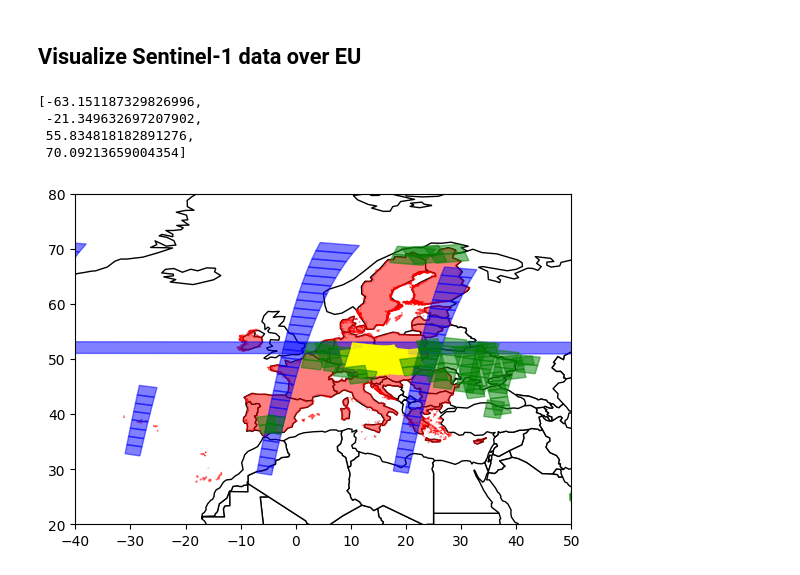
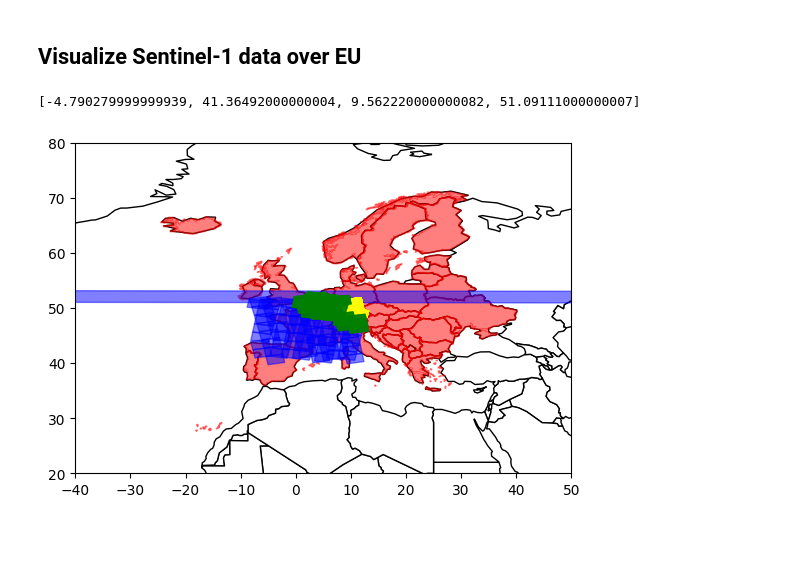
Before and after one commit to eodcgmbh/eodc-examples, a Jupyter notebook: demos/eo-mqs/2-Simple-Metadata-Analysis.ipynb, the cells around one changed output. Cells and saved outputs as stored; diff of their text form; code cells hidden in the pictures; blank space fills up the shorter version.

Commit message:
delete data, make use of features api

```diff
--- a/demos/eo-mqs/2-Simple-Metadata-Analysis.ipynb
+++ b/demos/eo-mqs/2-Simple-Metadata-Analysis.ipynb
@@ -112,12 +110,28 @@ aoi_eu_wgs84 = geopandas.read_file("./data/eu_wgs84.geojson")
+# %%
+from owslib.ogcapi.features import Features
+try:
+    import geopandas as gpd
+except ImportError:
+    %pip install geopandas
+    import geopandas
+from shapely import to_geojson
+
+eodc_ogc = 'https://features.services.eodc.eu/'
+eodc_ogc_features = Features(eodc_ogc)
+
+cql_filter = "continent='Europe' AND NOT iso3='RUS' AND status = 'Member State'"
+
+field_items = eodc_ogc_features.collection_items("world_administrative_boundaries", filter=cql_filter, limit=100)
+
+europe = gpd.GeoDataFrame.from_features(field_items["features"], crs="EPSG:4326")
+
+aoi_eu_wgs84 = to_geojson(europe.geometry.unary_union)
 # %%
 # Get bbox coordinates to accelerate serach
-bbox_eu = aoi_eu_wgs84.bounds.values.tolist()[0]
+bbox_eu = europe.bounds.values.tolist()[0]
 bbox_eu
 # %% [output]
-[-63.151187329826996,
- -21.349632697207902,
- 55.834818182891276,
- 70.09213659004354]
+[-4.790279999999939, 41.36492000000004, 9.562220000000082, 51.09111000000007]
 # %%
 time_period = "2022-01-01/.."
 limit = 100
@@ -128,12 +142,12 @@ df_vito = get_search("urn:eop:VITO:CGS_S1_GRD_L1", bbox=bbox_eu)
 # %%
 world = geopandas.read_file(geopandas.datasets.get_path('naturalearth_lowres'))
 ax = world.plot(color='white', edgecolor='black')
-aoi_eu_wgs84.plot(ax=ax, edgecolor='red', facecolor="red", alpha=0.5, linewidth=1)
+europe.plot(ax=ax, edgecolor='red', facecolor="red", alpha=0.5, linewidth=1)
 df_eodc.plot(ax=ax, edgecolor='blue', facecolor="blue", alpha=0.5, linewidth=1)
 df_cesnet.plot(ax=ax, edgecolor='yellow', facecolor="yellow", alpha=0.5, linewidth=1)
 df_vito.plot(ax=ax, edgecolor='green', facecolor="green", alpha=0.5, linewidth=1)
 ax.set_xlim([-40,50])
 ax.set_ylim([20,80])
 plt.show()
 # %% [output]
-[figure, old version]
+[figure, new version]
```
Also changed, not shown: parts of 1 cell of this notebook, 4 other files.
